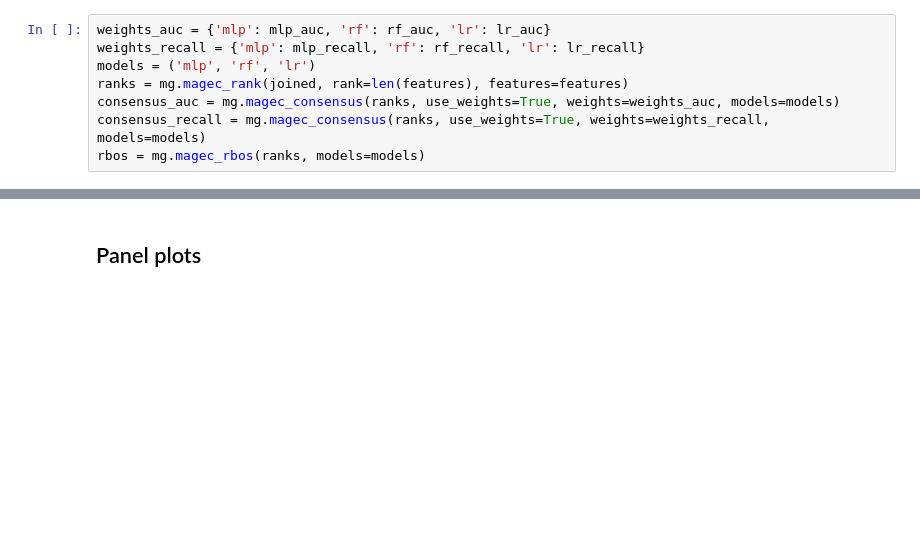
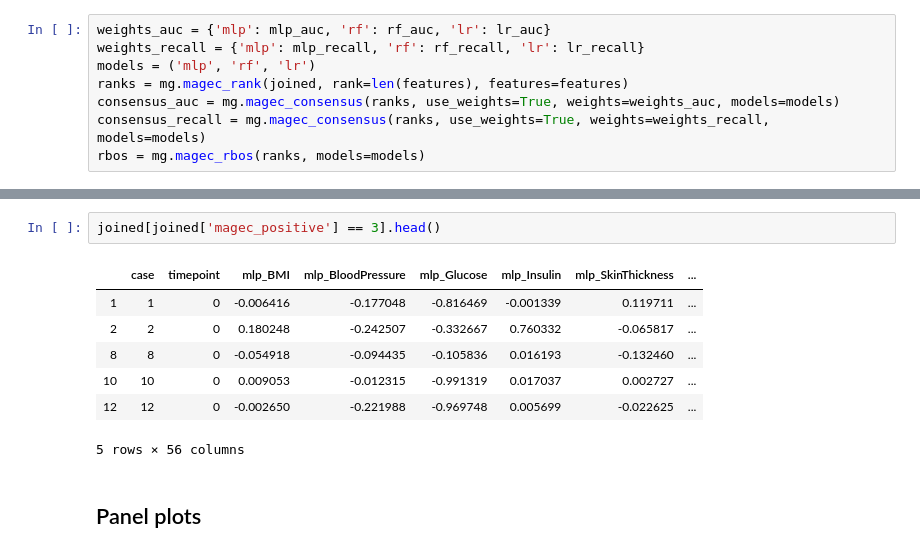
Before and after one commit to gstef80/MAgEC, a Jupyter notebook: PIMA_MAGEC_PRESENTATION.ipynb, the cells around one changed output, grey strips where cells are left out. Saved outputs shown, nothing was run; the diff lists cells and outputs as text; blank space fills up the shorter version.

```diff
--- a/PIMA_MAGEC_PRESENTATION.ipynb
+++ b/PIMA_MAGEC_PRESENTATION.ipynb
@@ -111,3 +134,13 @@ rbos = mg.magec_rbos(ranks, models=models)
+# %%
+joined[joined['magec_positive'] == 3].head()
+# %% [output]
+|  | case | timepoint | mlp_BMI | mlp_BloodPressure | mlp_Glucose | mlp_Insulin | mlp_SkinThickness | ... |
+| 1 | 1 | 0 | -0.006416 | -0.177048 | -0.816469 | -0.001339 | 0.119711 | ... |
+| 2 | 2 | 0 | 0.180248 | -0.242507 | -0.332667 | 0.760332 | -0.065817 | ... |
+| 8 | 8 | 0 | -0.054918 | -0.094435 | -0.105836 | 0.016193 | -0.132460 | ... |
+| 10 | 10 | 0 | 0.009053 | -0.012315 | -0.991319 | 0.017037 | 0.002727 | ... |
+| 12 | 12 | 0 | -0.002650 | -0.221988 | -0.969748 | 0.005699 | -0.022625 | ... |
+5 rows × 56 columns
 # %% [markdown]
 ## Panel plots
 # %%
```
Also changed, not shown: parts of 9 cells of this notebook, 1 other file.
